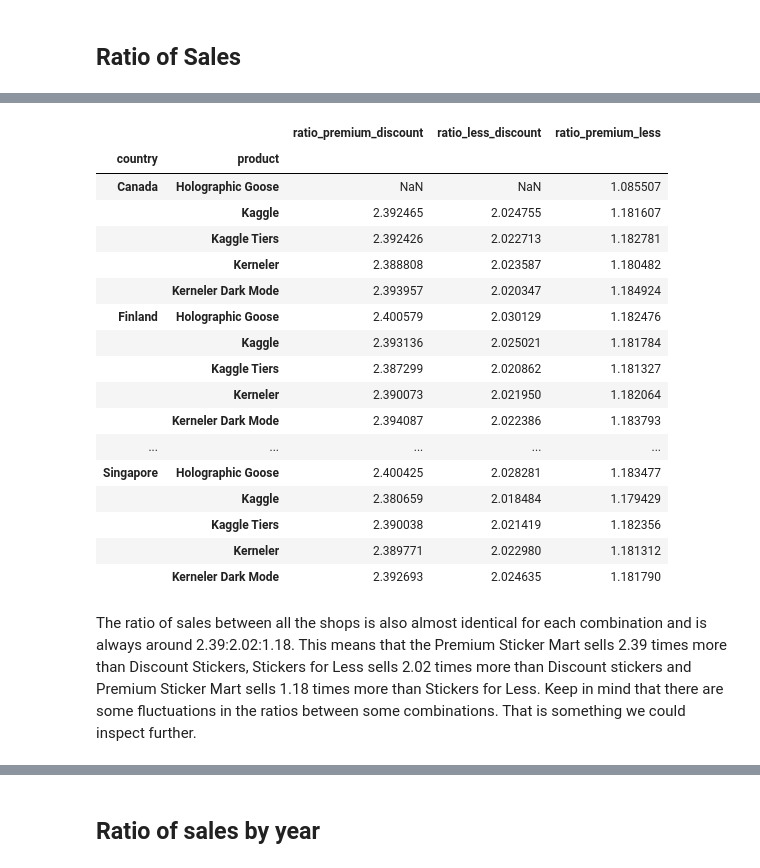
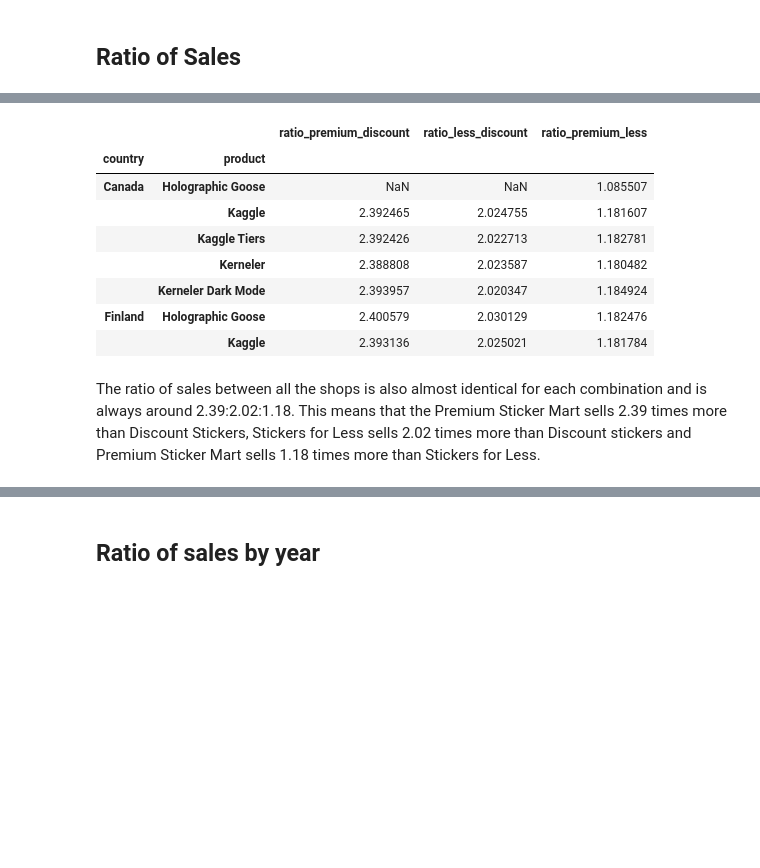
Before and after one commit to ofondeur/kaggle_competitions, a Jupyter notebook: Forecasting_Sticker_Sales/ridge_reg.ipynb, the cells around one changed output, grey strips where cells are left out. Saved outputs shown, nothing was run; the diff lists cells and outputs as text; code cells hidden in the pictures; blank space fills up the shorter version.

```diff
--- a/Forecasting_Sticker_Sales/ridge_reg.ipynb
+++ b/Forecasting_Sticker_Sales/ridge_reg.ipynb
@@ -147,35 +140,26 @@ for product in np.unique(train_df['product']):
 # %%
- country_store_sales_ratio = pd.concat([
+country_store_sales_ratio = pd.concat([
      country_store_sales['Premium Sticker Mart'] / country_store_sales['Discount Stickers'],
      country_store_sales['Stickers for Less'] / country_store_sales['Discount Stickers'],
      country_store_sales['Premium Sticker Mart'] / country_store_sales['Stickers for Less']
  ], axis=1).rename(
      columns={
          0: 'ratio_premium_discount',
          1: 'ratio_less_discount',
          2: 'ratio_premium_less'
      }
  )
 
-country_store_sales_ratio
+country_store_sales_ratio.head(7)
 # %% [output]
 |  |  | ratio_premium_discount | ratio_less_discount | ratio_premium_less |
 | country | product |  |  |  |
 | Canada | Holographic Goose | NaN | NaN | 1.085507 |
 |  | Kaggle | 2.392465 | 2.024755 | 1.181607 |
 |  | Kaggle Tiers | 2.392426 | 2.022713 | 1.182781 |
 |  | Kerneler | 2.388808 | 2.023587 | 1.180482 |
 |  | Kerneler Dark Mode | 2.393957 | 2.020347 | 1.184924 |
 | Finland | Holographic Goose | 2.400579 | 2.030129 | 1.182476 |
 |  | Kaggle | 2.393136 | 2.025021 | 1.181784 |
-|  | Kaggle Tiers | 2.387299 | 2.020862 | 1.181327 |
-|  | Kerneler | 2.390073 | 2.021950 | 1.182064 |
-|  | Kerneler Dark Mode | 2.394087 | 2.022386 | 1.183793 |
-| ... | ... | ... | ... | ... |
-| Singapore | Holographic Goose | 2.400425 | 2.028281 | 1.183477 |
-|  | Kaggle | 2.380659 | 2.018484 | 1.179429 |
-|  | Kaggle Tiers | 2.390038 | 2.021419 | 1.182356 |
-|  | Kerneler | 2.389771 | 2.022980 | 1.181312 |
-|  | Kerneler Dark Mode | 2.392693 | 2.024635 | 1.181790 |
 # %% [markdown]
-The ratio of sales between all the shops is also almost identical for each combination and is always around 2.39:2.02:1.18. This means that the Premium Sticker Mart sells 2.39 times more than Discount Stickers, Stickers for Less sells 2.02 times more than Discount stickers and Premium Sticker Mart sells 1.18 times more than Stickers for Less. Keep in mind that there are some fluctuations in the ratios between some combinations. That is something we could inspect further.
+The ratio of sales between all the shops is also almost identical for each combination and is always around 2.39:2.02:1.18. This means that the Premium Sticker Mart sells 2.39 times more than Discount Stickers, Stickers for Less sells 2.02 times more than Discount stickers and Premium Sticker Mart sells 1.18 times more than Stickers for Less.
```
Also changed, not shown: parts of 5 cells of this notebook.
